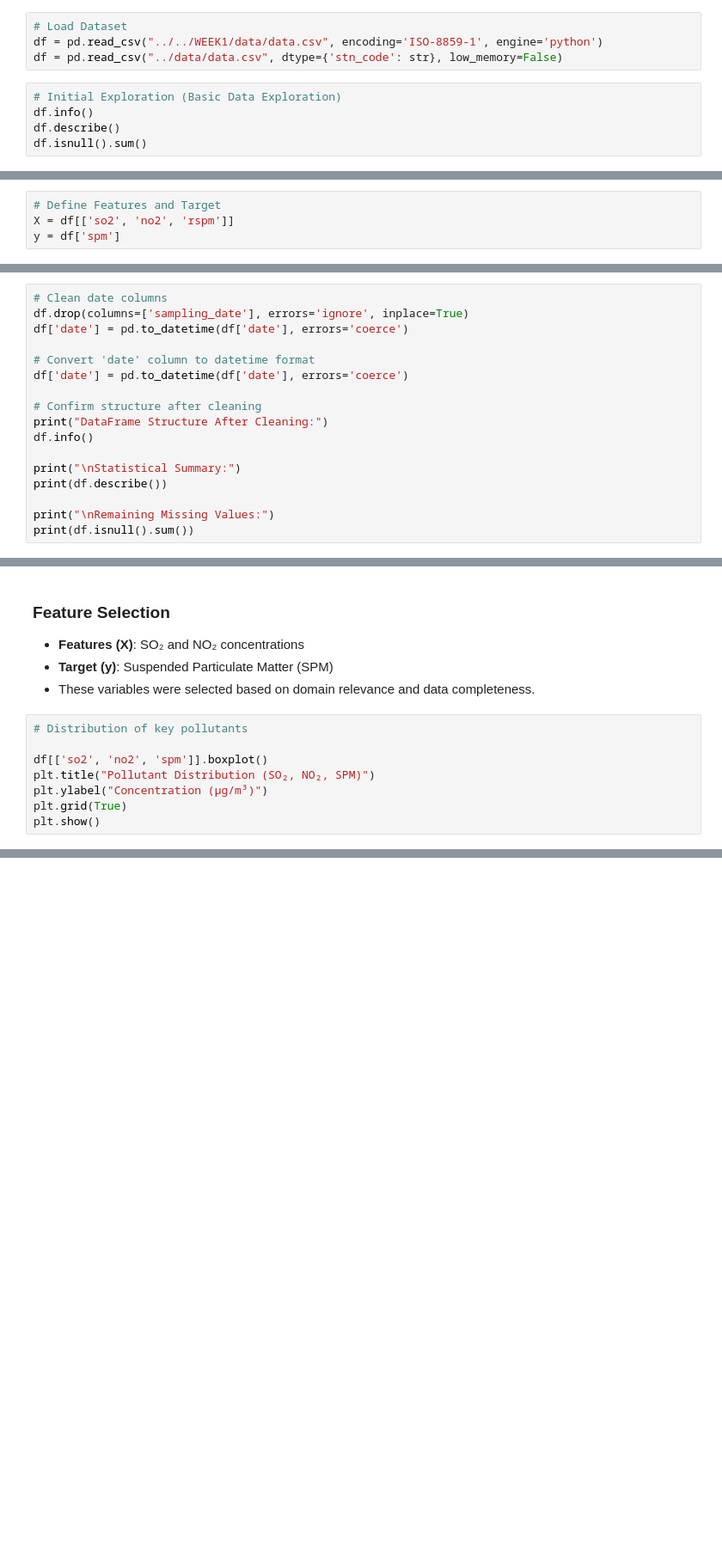
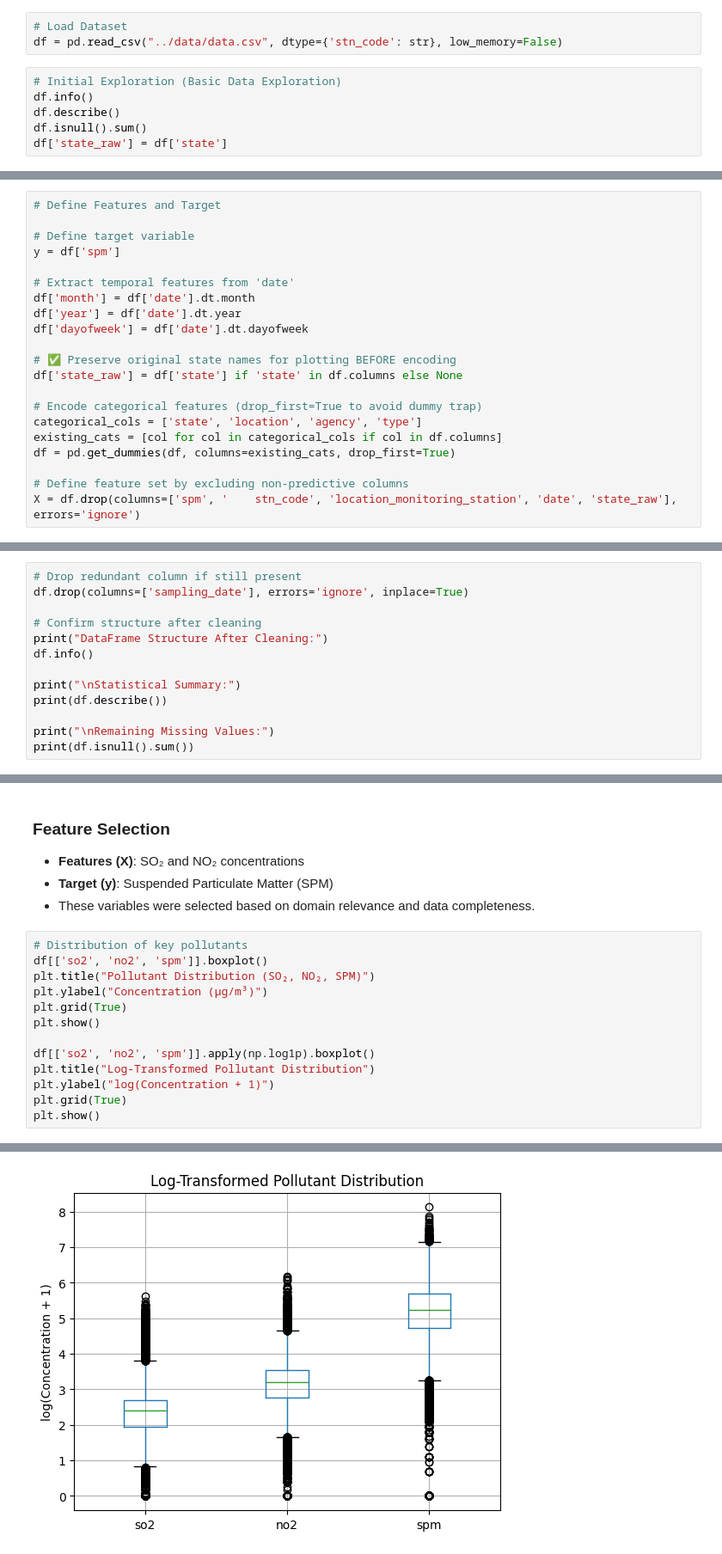
Before and after one commit to rajghosh06-dev/Pollution-Drift-Predictor, a Jupyter notebook: WEEK2/notebooks/week2_model_training.ipynb, the cells around one changed output, grey strips where cells are left out. Shown at 86% size. Saved outputs shown, nothing was run; the diff lists cells and outputs as text; blank space fills up the shorter version.

Commit message:
temp working
some ERROR rectification for improvising the accuracy and reducing ERROR

```diff
--- a/WEEK2/notebooks/week2_model_training.ipynb
+++ b/WEEK2/notebooks/week2_model_training.ipynb
@@ -25,13 +25,13 @@ sys.path.append(os.path.abspath(".."))  # Adds project root to Python path
 sys.path.append(os.path.abspath("."))  # Adds current directory to Python path
 # %%
 # Load Dataset
-df = pd.read_csv("../../WEEK1/data/data.csv", encoding='ISO-8859-1', engine='python')
 df = pd.read_csv("../data/data.csv", dtype={'stn_code': str}, low_memory=False)
 # %%
 # Initial Exploration (Basic Data Exploration)
 df.info()
 df.describe()
 df.isnull().sum()
+df['state_raw'] = df['state']
 # %% [output]
 <class 'pandas.core.frame.DataFrame'>
 RangeIndex: 435742 entries, 0 to 435741
@@ -90,6 +106,23 @@ df['rspm'] = df['rspm'].fillna(df['rspm'].mean()) # Impute RSPM as additional fe
 - These features were chosen based on domain relevance and completeness
 # %%
 # Define Features and Target
-X = df[['so2', 'no2', 'rspm']]
+
+# Define target variable
 y = df['spm']
+
+# Extract temporal features from 'date'
+df['month'] = df['date'].dt.month
+df['year'] = df['date'].dt.year
+df['dayofweek'] = df['date'].dt.dayofweek
+
+# ✅ Preserve original state names for plotting BEFORE encoding
+df['state_raw'] = df['state'] if 'state' in df.columns else None
+
+# Encode categorical features (drop_first=True to avoid dummy trap)
+categorical_cols = ['state', 'location', 'agency', 'type']
+existing_cats = [col for col in categorical_cols if col in df.columns]
+df = pd.get_dummies(df, columns=existing_cats, drop_first=True)
+
+# Define feature set by excluding non-predictive columns
+X = df.drop(columns=['spm', '    stn_code', 'location_monitoring_station', 'date', 'state_raw'], errors='ignore')
 # %%
@@ -97,11 +130,7 @@ y = df['spm']
 df['date'] = pd.to_datetime(df['date'], errors='coerce')
 # %%
-# Clean date columns
+# Drop redundant column if still present
 df.drop(columns=['sampling_date'], errors='ignore', inplace=True)
-df['date'] = pd.to_datetime(df['date'], errors='coerce')
-
-# Convert 'date' column to datetime format
-df['date'] = pd.to_datetime(df['date'], errors='coerce')
 
 # Confirm structure after cleaning
 print("DataFrame Structure After Cleaning:")
@@ -145,12 +174,18 @@ dtype: int64
 - These variables were selected based on domain relevance and data completeness.
 # %%
 # Distribution of key pollutants
-
 df[['so2', 'no2', 'spm']].boxplot()
 plt.title("Pollutant Distribution (SO₂, NO₂, SPM)")
 plt.ylabel("Concentration (µg/m³)")
 plt.grid(True)
 plt.show()
+
+df[['so2', 'no2', 'spm']].apply(np.log1p).boxplot()
+plt.title("Log-Transformed Pollutant Distribution")
+plt.ylabel("log(Concentration + 1)")
+plt.grid(True)
+plt.show()
 # %% [output]
 [figure]
+[figure, added]
 # %%
```
Also changed, not shown: parts of 10 cells of this notebook.
